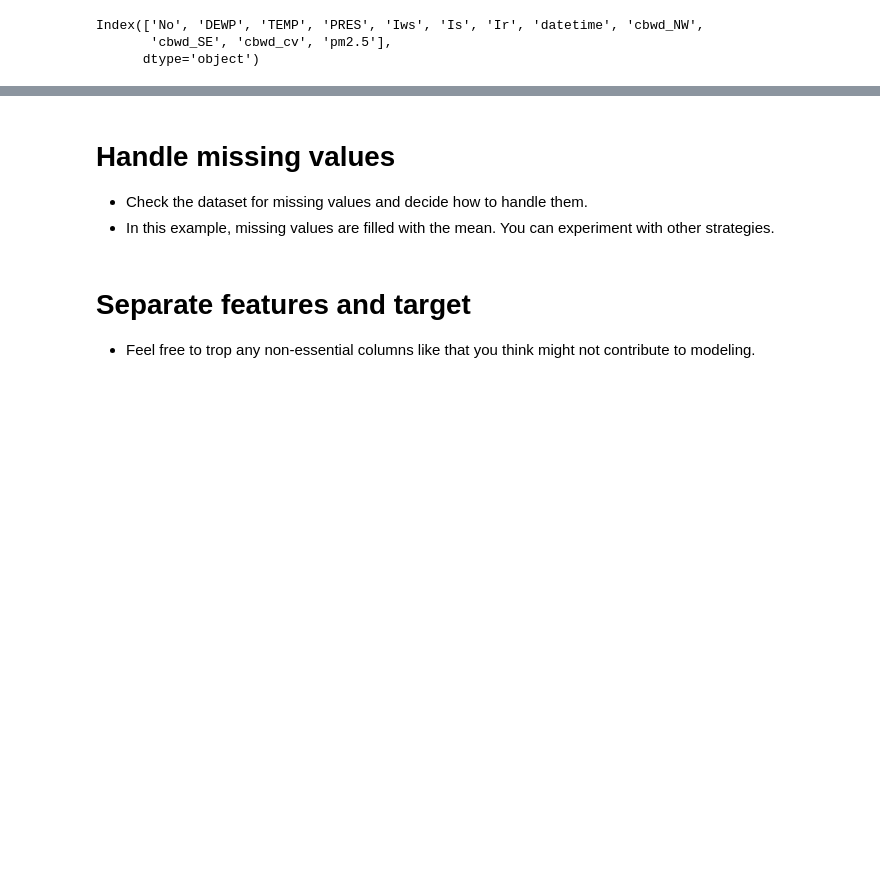
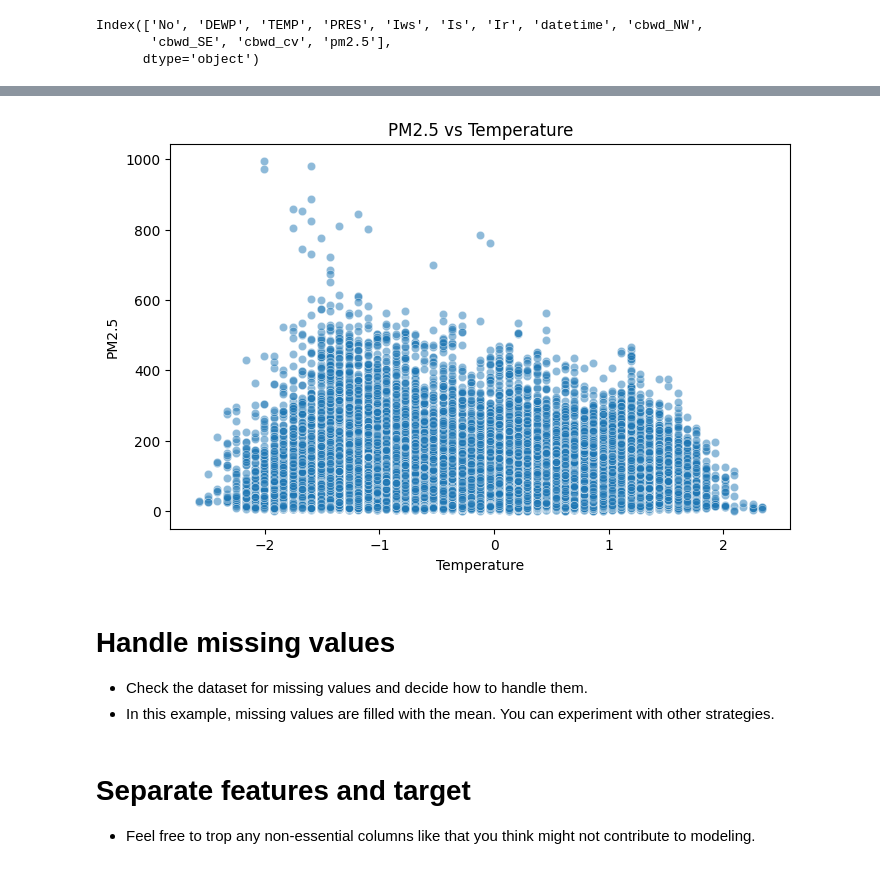
Before and after one commit to kennyg37/airQualityForecasting, a Jupyter notebook: experiment3.ipynb, the cells around one changed output, grey strips where cells are left out. Saved outputs shown, nothing was run; the diff lists cells and outputs as text; code cells hidden in the pictures; blank space fills up the shorter version.

```diff
--- a/experiment3.ipynb
+++ b/experiment3.ipynb
@@ -56,3 +89,14 @@ test.set_index('datetime', inplace=True)
+# %%
+
+# Scatter plot of PM2.5 vs Temperature
+plt.figure(figsize=(8, 5))
+sns.scatterplot(x=train["TEMP"].dropna(), y=train["pm2.5"].dropna(), alpha=0.5)  # Drop NaNs to avoid errors
+plt.xlabel("Temperature")
+plt.ylabel("PM2.5")
+plt.title("PM2.5 vs Temperature")
+plt.show()
+# %% [output]
+[figure, added]
 # %% [markdown]
 # Handle missing values
 
```
Also changed, not shown: parts of 4 cells of this notebook.
